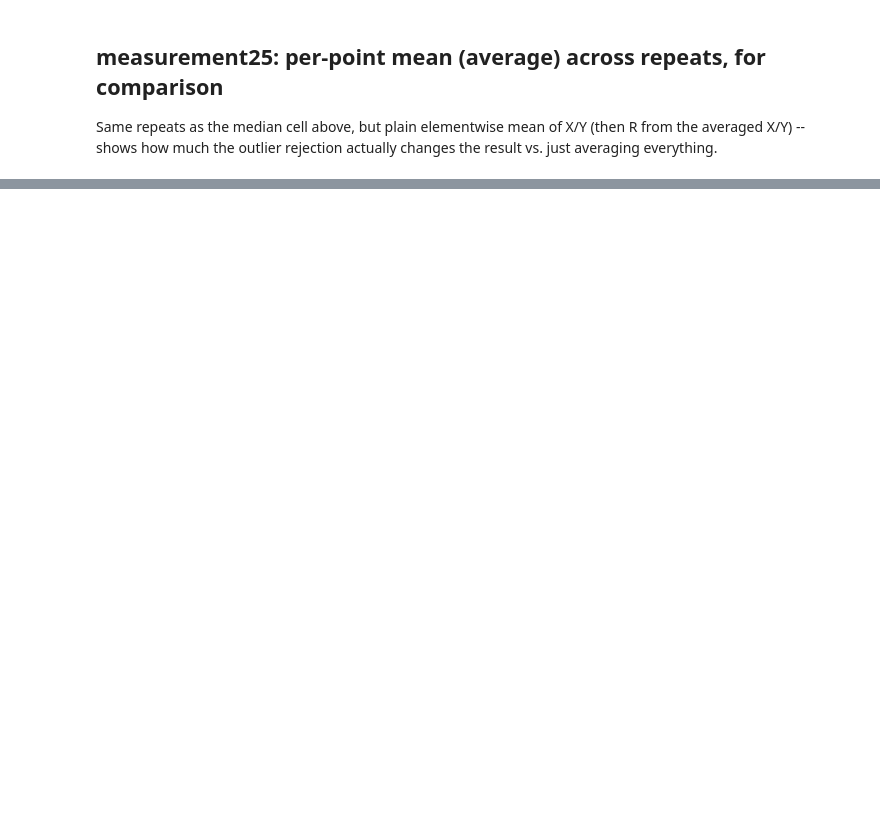
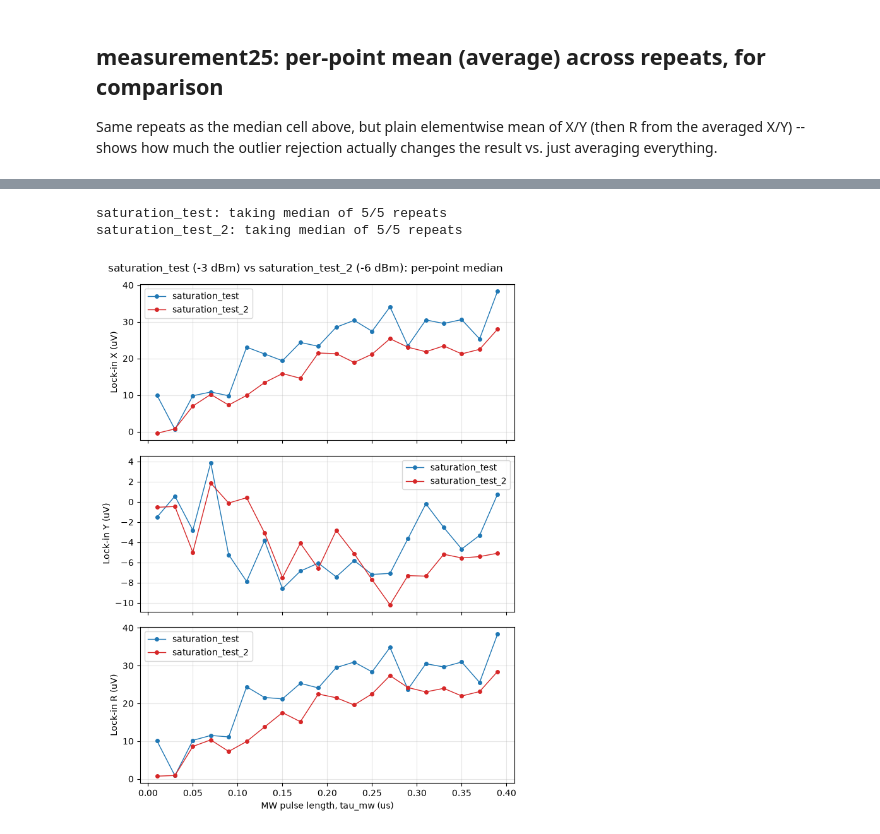
Before and after one commit to meimei2027/diamonds, a Jupyter notebook: experiment/rabi_result_2.ipynb, the cells around one changed output, grey strips where cells are left out. Drawn from its saved outputs; the diff is of its cells as text; code cells hidden in the pictures; blank space fills up the shorter version.

```diff
--- a/experiment/rabi_result_2.ipynb
+++ b/experiment/rabi_result_2.ipynb
@@ -131,0 +205,51 @@ plt.show()
+# %%
+sat_median_data = {}
+for name in sat_names:
+    run_path = f"{DATA_DIR}/{name}"
+    repeat_indices = sorted(
+        int(re.search(r"_repeat(\d+)_rabi_x\.npy$", p).group(1))
+        for p in glob.glob(f"{run_path}/{name}_repeat*_rabi_x.npy")
+    )
+    mw_us_ref = None
+    xs, ys = [], []
+    for i in repeat_indices:
+        prefix = f"{run_path}/{name}_repeat{i}"
+        mw_us_i = np.load(f"{prefix}_rabi_mw_us.npy")
+        if mw_us_ref is None:
+            mw_us_ref = mw_us_i
+        elif len(mw_us_i) != len(mw_us_ref) or not np.allclose(mw_us_i, mw_us_ref):
+            print(f"  {name} repeat{i}: mw_us grid mismatch -- excluded")
+            continue
+        xs.append(np.load(f"{prefix}_rabi_x.npy"))
+        ys.append(np.load(f"{prefix}_rabi_y.npy"))
+    print(f"{name}: taking median of {len(xs)}/{len(repeat_indices)} repeats")
+
+    xs_arr = np.array(xs)
+    ys_arr = np.array(ys)
+    x_med = np.median(xs_arr, axis=0)
+    y_med = np.median(ys_arr, axis=0)
+    r_med = np.sqrt(x_med**2 + y_med**2)
+    sat_median_data[name] = dict(mw_us=mw_us_ref, x_med=x_med, y_med=y_med, r_med=r_med)
+
+fig, axes = plt.subplots(3, 1, figsize=(7, 9), sharex=True)
+for name, color in zip(sat_names, sat_colors):
+    d = sat_median_data[name]
+    axes[0].plot(d["mw_us"], d["x_med"] * 1e6, "o-", ms=4, lw=1, color=color, label=name)
+    axes[1].plot(d["mw_us"], d["y_med"] * 1e6, "o-", ms=4, lw=1, color=color, label=name)
+    axes[2].plot(d["mw_us"], d["r_med"] * 1e6, "o-", ms=4, lw=1, color=color, label=name)
+
+axes[0].set_ylabel("Lock-in X (uV)")
+axes[1].set_ylabel("Lock-in Y (uV)")
+axes[2].set_ylabel("Lock-in R (uV)")
+axes[2].set_xlabel("MW pulse length, tau_mw (us)")
+for ax in axes:
+    ax.grid(alpha=0.3)
+    ax.legend()
+
+fig.suptitle("saturation_test (-3 dBm) vs saturation_test_2 (-6 dBm): per-point median")
+plt.tight_layout()
+plt.show()
+# %% [output]
+saturation_test: taking median of 5/5 repeats
+saturation_test_2: taking median of 5/5 repeats
+[figure, added]
```
Also changed, not shown: parts of 5 cells of this notebook, 7 other files.
